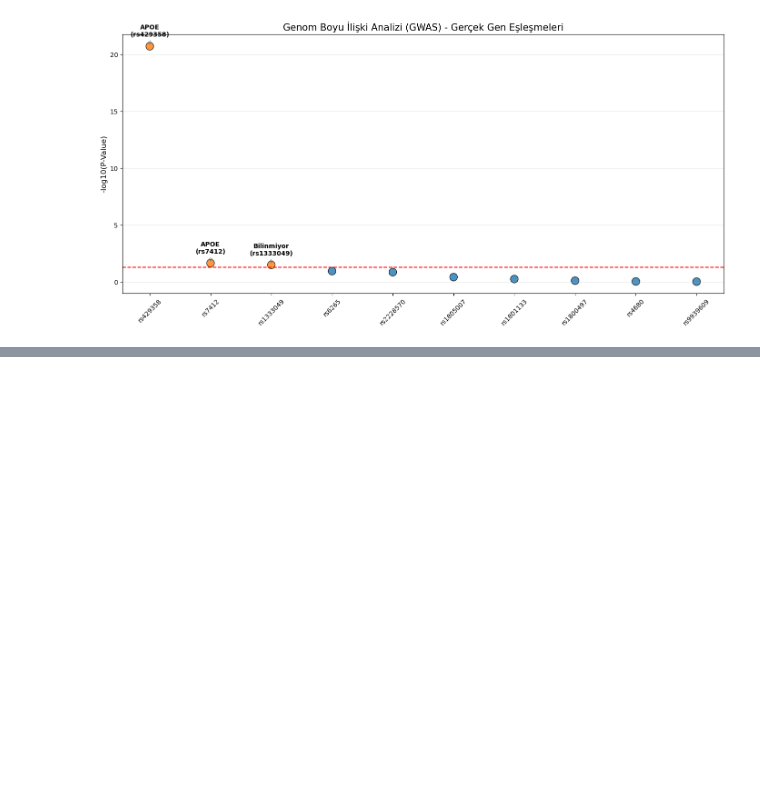
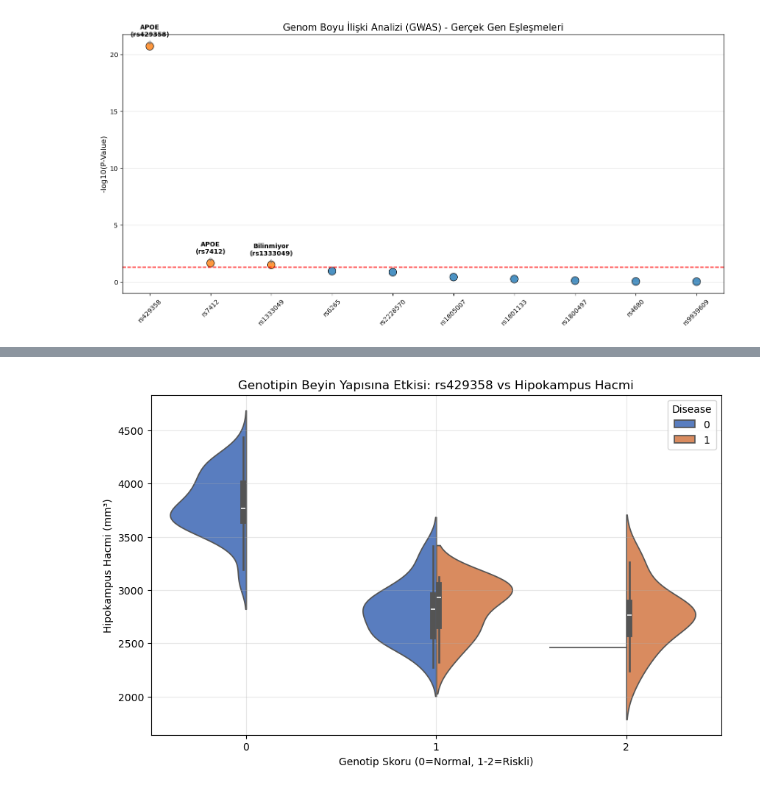
Before and after one commit to senaayy/snp-genome-lab, a Jupyter notebook: Untitled.ipynb, the cells around one changed output, grey strips where cells are left out. Cells and saved outputs as stored; diff of their text form; code cells hidden in the pictures; blank space fills up the shorter version.

```diff
--- a/Untitled.ipynb
+++ b/Untitled.ipynb
@@ -249,0 +328,19 @@ plt.show()
+# %%
+import seaborn as sns
+import matplotlib.pyplot as plt
+
+plt.figure(figsize=(10, 6))
+
+# Genotipin beyin hacmine etkisini gösteren grafik
+sns.violinplot(data=df, x='rs429358', y='Hippocampus_Volume', hue='Disease', split=True, palette='muted')
+
+plt.title('Genotipin Beyin Yapısına Etkisi: rs429358 vs Hipokampus Hacmi')
+plt.xlabel('Genotip Skoru (0=Normal, 1-2=Riskli)')
+plt.ylabel('Hipokampus Hacmi (mm³)')
+plt.grid(True, alpha=0.3)
+
+# Rapor klasörüne kaydet
+plt.savefig('reports/imaging_genetics_plot.png', dpi=300)
+plt.show()
+# %% [output]
+[figure, added]
```
Also changed, not shown: parts of 4 cells of this notebook, 2 other files.
